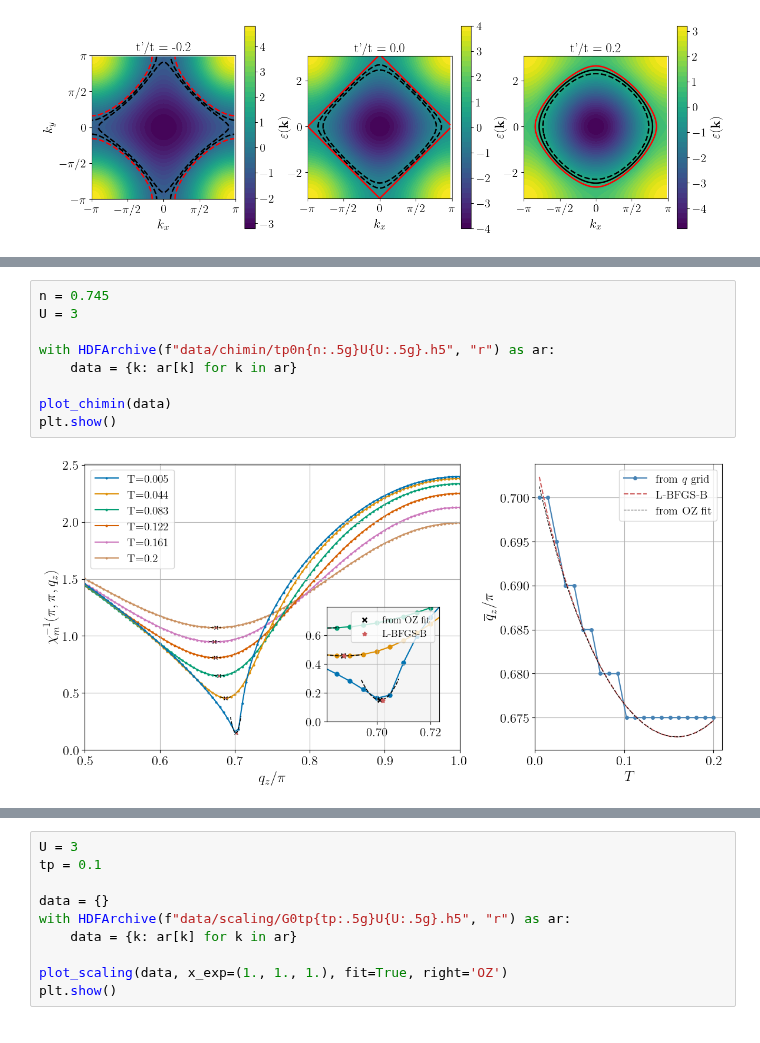
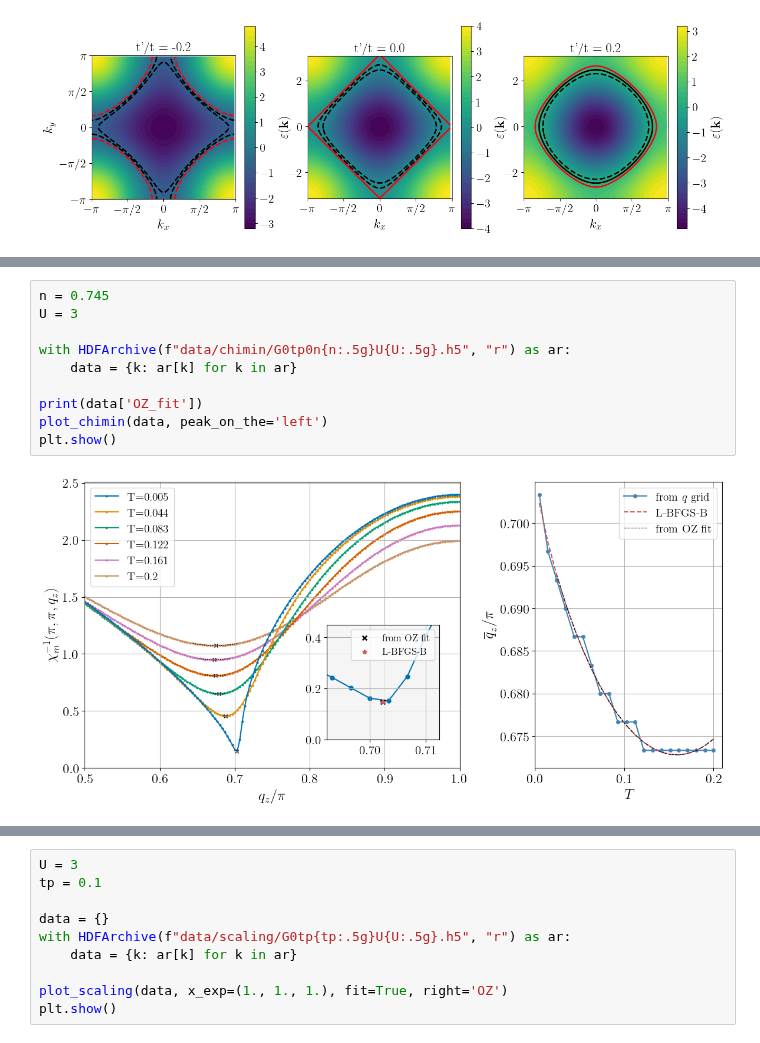
Before and after one commit to cctort/quantum_criticality, a Jupyter notebook: chi_rpa.ipynb, the cells around one changed output, grey strips where cells are left out. Saved outputs shown, nothing was run; the diff lists cells and outputs as text.

```diff
--- a/chi_rpa.ipynb
+++ b/chi_rpa.ipynb
@@ -214,14 +192,15 @@ Difference: [0.00000000e+00 0.00000000e+00 4.10559491e-07]
 # %%
 n = 0.745
 U = 3
 
-with HDFArchive(f"data/chimin/tp0n{n:.5g}U{U:.5g}.h5", "r") as ar:
+with HDFArchive(f"data/chimin/G0tp0n{n:.5g}U{U:.5g}.h5", "r") as ar:
     data = {k: ar[k] for k in ar}
 
-plot_chimin(data)
+print(data['OZ_fit'])
+plot_chimin(data, peak_on_the='left')
 plt.show()
 # %% [output]
-[figure, old version]
+[figure, new version]
 # %%
 n = 0.8485
 U = 3
```
Also changed, not shown: parts of 7 cells of this notebook, 23 other files.
